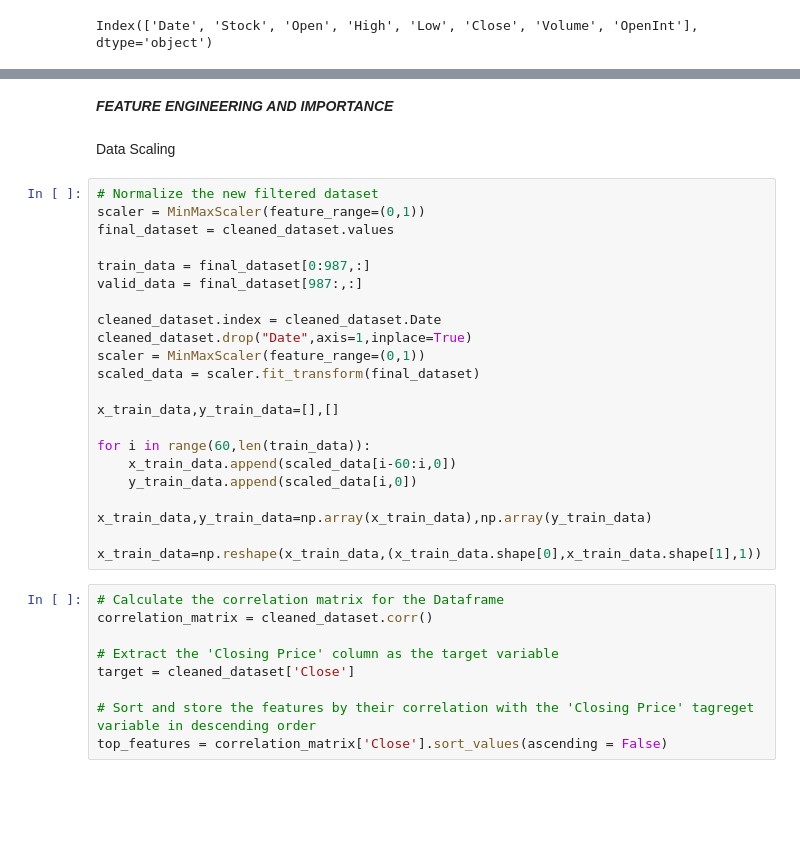
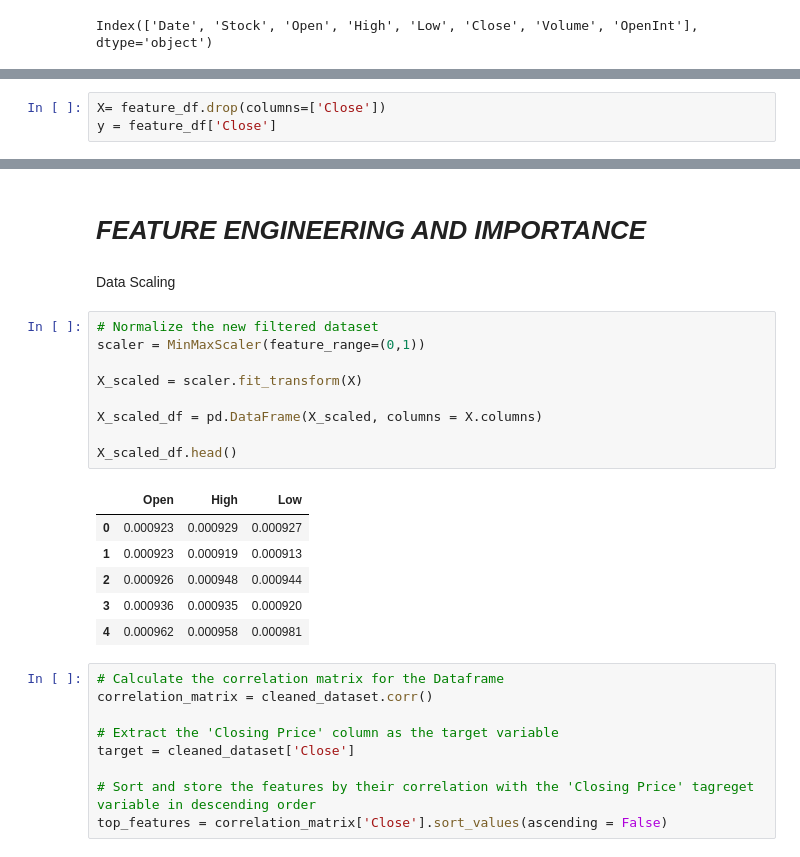
Before and after one commit to thekingartie/Group29_StockPrediction-FinalProject-, a Jupyter notebook: Stock_Prediction_Model_(Arthur_And_Princess)_Last_Version.ipynb, the cells around one changed output, grey strips where cells are left out. Cells and saved outputs as stored; diff of their text form; blank space fills up the shorter version.

```diff
--- a/Stock_Prediction_Model_(Arthur_And_Princess)_Last_Version.ipynb
+++ b/Stock_Prediction_Model_(Arthur_And_Princess)_Last_Version.ipynb
@@ -366,0 +396,3 @@ Index(['Date', 'Stock', 'Open', 'High', 'Low', 'Close', 'Volume', 'OpenInt'], dt
+# %%
+X= feature_df.drop(columns=['Close'])
+y = feature_df['Close']
@@ -367,29 +419,23 @@ Index(['Date', 'Stock', 'Open', 'High', 'Low', 'Close', 'Volume', 'OpenInt'], dt
 # %% [markdown]
-***FEATURE ENGINEERING AND IMPORTANCE***
+# ***FEATURE ENGINEERING AND IMPORTANCE***
 # %% [markdown]
 Data Scaling
-# %%
-# Normalize the new filtered dataset
-scaler = MinMaxScaler(feature_range=(0,1))
-final_dataset = cleaned_dataset.values
-
-train_data = final_dataset[0:987,:]
-valid_data = final_dataset[987:,:]
-
-cleaned_dataset.index = cleaned_dataset.Date
-cleaned_dataset.drop("Date",axis=1,inplace=True)
-scaler = MinMaxScaler(feature_range=(0,1))
-scaled_data = scaler.fit_transform(final_dataset)
-
-x_train_data,y_train_data=[],[]
-
-for i in range(60,len(train_data)):
-    x_train_data.append(scaled_data[i-60:i,0])
-    y_train_data.append(scaled_data[i,0])
-
-x_train_data,y_train_data=np.array(x_train_data),np.array(y_train_data)
-
-x_train_data=np.reshape(x_train_data,(x_train_data.shape[0],x_train_data.shape[1],1))
+# %%
+# Normalize the new filtered dataset
+scaler = MinMaxScaler(feature_range=(0,1))
+
+X_scaled = scaler.fit_transform(X)
+
+X_scaled_df = pd.DataFrame(X_scaled, columns = X.columns)
+
+X_scaled_df.head()
+# %% [output]
+|  | Open | High | Low |
+| 0 | 0.000923 | 0.000929 | 0.000927 |
+| 1 | 0.000923 | 0.000919 | 0.000913 |
+| 2 | 0.000926 | 0.000948 | 0.000944 |
+| 3 | 0.000936 | 0.000935 | 0.000920 |
+| 4 | 0.000962 | 0.000958 | 0.000981 |
 # %%
 # Calculate the correlation matrix for the Dataframe
 correlation_matrix = cleaned_dataset.corr()
```
Also changed, not shown: parts of 11 cells of this notebook, 4 other files.
